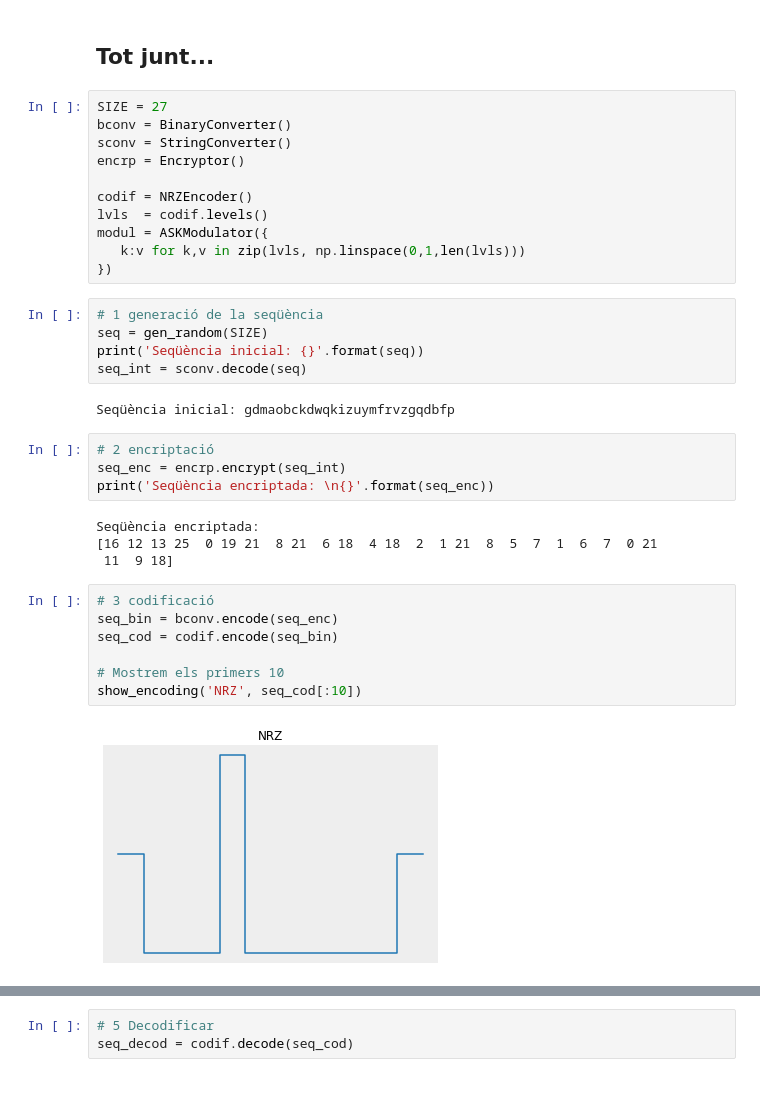
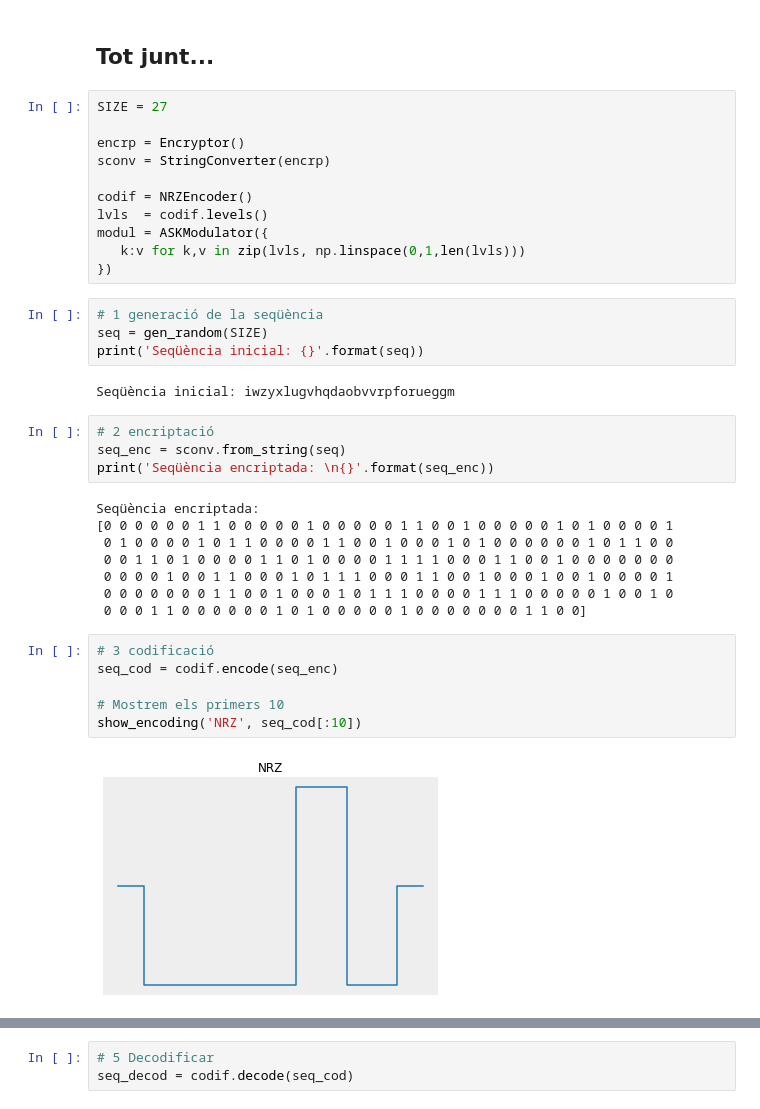
Before and after one commit to kanales/xarxes-optional, a Jupyter notebook: Modulació i demodulació.ipynb, the cells around one changed output, grey strips where cells are left out. Saved outputs shown, nothing was run; the diff lists cells and outputs as text.

Commit message:
Joined converters into single file
Now using the encriptor in converting workflow.

```diff
--- a/Modulació i demodulació.ipynb
+++ b/Modulació i demodulació.ipynb
@@ -153,9 +152,9 @@ show_modulations(bs)
 ## Tot junt...
 # %%
 SIZE = 27
-bconv = BinaryConverter()
-sconv = StringConverter()
+
 encrp = Encryptor()
+sconv = StringConverter(encrp)
 
 codif = NRZEncoder()
 lvls  = codif.levels()
@@ -166,26 +165,28 @@ modul = ASKModulator({
 # 1 generació de la seqüència
 seq = gen_random(SIZE)
 print('Seqüència inicial: {}'.format(seq))
-seq_int = sconv.decode(seq)
 # %% [output]
-Seqüència inicial: gdmaobckdwqkizuymfrvzgqdbfp
+Seqüència inicial: iwzyxlugvhqdaobvvrpforueggm
 # %%
 # 2 encriptació
-seq_enc = encrp.encrypt(seq_int)
+seq_enc = sconv.from_string(seq)
 print('Seqüència encriptada: \n{}'.format(seq_enc))
 # %% [output]
 Seqüència encriptada:
-[16 12 13 25  0 19 21  8 21  6 18  4 18  2  1 21  8  5  7  1  6  7  0 21
- 11  9 18]
+[0 0 0 0 0 0 1 1 0 0 0 0 0 1 0 0 0 0 0 1 1 0 0 1 0 0 0 0 0 1 0 1 0 0 0 0 1
+ 0 1 0 0 0 0 1 0 1 1 0 0 0 0 1 1 0 0 1 0 0 0 1 0 1 0 0 0 0 0 0 1 0 1 1 0 0
+ 0 0 1 1 0 1 0 0 0 0 1 1 0 1 0 0 0 0 1 1 1 1 0 0 0 1 1 0 0 1 0 0 0 0 0 0 0
+ 0 0 0 0 1 0 0 1 1 0 0 0 1 0 1 1 1 0 0 0 1 1 0 0 1 0 0 0 1 0 0 1 0 0 0 0 1
+ 0 0 0 0 0 0 0 1 1 0 0 1 0 0 0 1 0 1 1 1 0 0 0 0 1 1 1 0 0 0 0 0 1 0 0 1 0
+ 0 0 0 1 1 0 0 0 0 0 0 1 0 1 0 0 0 0 0 1 0 0 0 0 0 0 0 1 1 0 0]
 # %%
 # 3 codificació
-seq_bin = bconv.encode(seq_enc)
-seq_cod = codif.encode(seq_bin)
+seq_cod = codif.encode(seq_enc)
 
 # Mostrem els primers 10
 show_encoding('NRZ', seq_cod[:10])
 # %% [output]
-[figure, old version]
+[figure, new version]
 # %%
 # 4 modulació
 xs = np.linspace(0,10,300)
```
Also changed, not shown: parts of 4 cells of this notebook, 2 other files.
